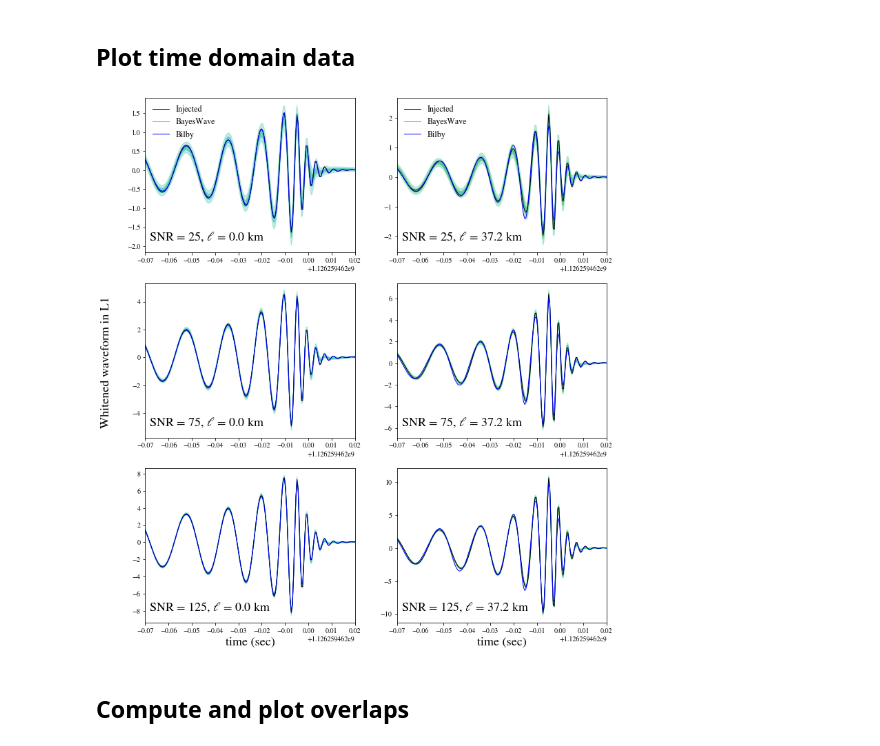
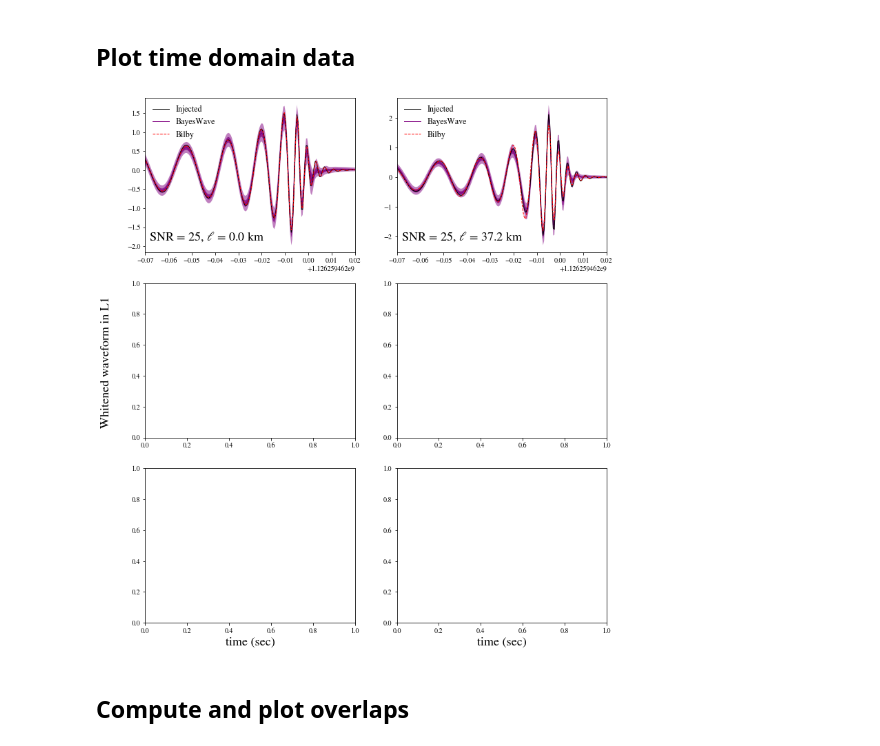
Before and after one commit to mariaokounkova/BeyondGRAnalysis, a Jupyter notebook: BayeswaveAnalysis.ipynb, the cells around one changed output. Saved outputs shown, nothing was run; the diff lists cells and outputs as text; code cells hidden in the pictures.

Commit message:
BayeswaveAnalysis: Update color scheme

```diff
--- a/BayeswaveAnalysis.ipynb
+++ b/BayeswaveAnalysis.ipynb
@@ -126,9 +126,9 @@ def PlotMedianData(p, ax, color, det = "H1", label = "", legend = False):
     ## Bayeswave data
     time, d1, d2, d3, d4, d5 = GetBWMedianData(p, det = det)
 
-    ax.plot(time, d1, '-', lw = 1.0, alpha = 0.7, color=color, label = 'BayesWave')
-    ax.fill_between(time, d2, d3, alpha = 0.5, color=color, edgecolor=color)
-    ax.fill_between(time, d4, d5, alpha = 0.3, color=color, edgecolor=color)
+    ax.plot(time, d1, '-', lw = 1.0, alpha = 1.0, color=color, label = 'BayesWave')
+    ax.fill_between(time, d2, d3, alpha = 0.75, color=color, edgecolor=None)
+    ax.fill_between(time, d4, d5, alpha = 0.5, color=color, edgecolor=None)
 
     ## Plot injected data
     time, data = GetBWInjectedData(p, det = det)
@@ -137,7 +137,7 @@ def PlotMedianData(p, ax, color, det = "H1", label = "", legend = False):
 
     ## Plot Bilby reconstruction
     time, data = GetBilbyData(p, det = det)
-    ax.plot(time, data, '-', color='blue', lw = 1.0, alpha=1.0,  label = 'Bilby')
+    ax.plot(time, data, '--', color='red', lw = 1.0, alpha=1.0,  label = 'Bilby')
 
     ## Label ell and SNR
     ax.text(0.02, 0.1, label, horizontalalignment='left',
@@ -161,44 +161,44 @@ def PlotMedianData(p, ax, color, det = "H1", label = "", legend = False):
 
 
 def BWPlots():
     """ Create a plot of injected and recovered BW strains in the time domain """
 
     det = "L1"
     base_dir = "/home/maria.okounkova/BeyondGRAnalysis/BilbyPE/PHENOM_"
 
     fig, axarr = plt.subplots(3,2, figsize=(12, 14), sharex=False, sharey=False)
 
     mass = 68.0 ## Injected mass
 
     ell = "0p0"
-    color = '#2dbaaa'
+    color = 'purple'
     PlotMedianData(base_dir + "dCS_" + ell + "_25", axarr[0][0], color, det = det, \
                    label = r'SNR = 25, $\ell$ = %.1f km' % EllinKm(ell, mass), legend = True)
-    PlotMedianData(base_dir + "dCS_" + ell + "_75", axarr[1][0], color, det = det, \
-                   label = r'SNR = 75, $\ell$ = %.1f km' % EllinKm(ell, mass))
-    PlotMedianData(base_dir + "dCS_" + ell + "_125", axarr[2][0], color, det = det, \
-                   label = r'SNR = 125, $\ell$ = %.1f km' % EllinKm(ell, mass))
+    # PlotMedianData(base_dir + "dCS_" + ell + "_75", axarr[1][0], color, det = det, \
+    #                label = r'SNR = 75, $\ell$ = %.1f km' % EllinKm(ell, mass))
+    # PlotMedianData(base_dir + "dCS_" + ell + "_125", axarr[2][0], color, det = det, \
+    #                label = r'SNR = 125, $\ell$ = %.1f km' % EllinKm(ell, mass))
 
     ell = "0p37"
-    color = "#2dba7d"
+    color = "purple"
     PlotMedianData(base_dir + "dCS_" + ell + "_25", axarr[0][1], color, det = det, \
                    label = r'SNR = 25, $\ell$ = %.1f km' % EllinKm(ell, mass), legend = True)
-    PlotMedianData(base_dir + "dCS_" + ell + "_75", axarr[1][1], color, det = det, \
-                   label = r'SNR = 75, $\ell$ = %.1f km' % EllinKm(ell, mass))
-    PlotMedianData(base_dir + "dCS_" + ell + "_125", axarr[2][1], color, det = det, \
-                   label = r'SNR = 125, $\ell$ = %.1f km' % EllinKm(ell, mass))
+    # PlotMedianData(base_dir + "dCS_" + ell + "_75", axarr[1][1], color, det = det, \
+    #                label = r'SNR = 75, $\ell$ = %.1f km' % EllinKm(ell, mass))
+    # PlotMedianData(base_dir + "dCS_" + ell + "_125", axarr[2][1], color, det = det, \
+    #                label = r'SNR = 125, $\ell$ = %.1f km' % EllinKm(ell, mass))
 
     for i in range(2):
         axarr[-1][i].set_xlabel('time (sec)', fontsize = 18)
 
     fig.text(0.06, 0.5, 'Whitened waveform in ' + det, ha='center', va='center', rotation='vertical', fontsize=18)
     plt.savefig('Bayeswave.pdf')
     #plt.tight_layout()
     plt.show()
 
 BWPlots()
 # %% [output]
-[figure, old version]
+[figure, new version]
 # %% [markdown]
 ## Compute and plot overlaps
 # %%
```
